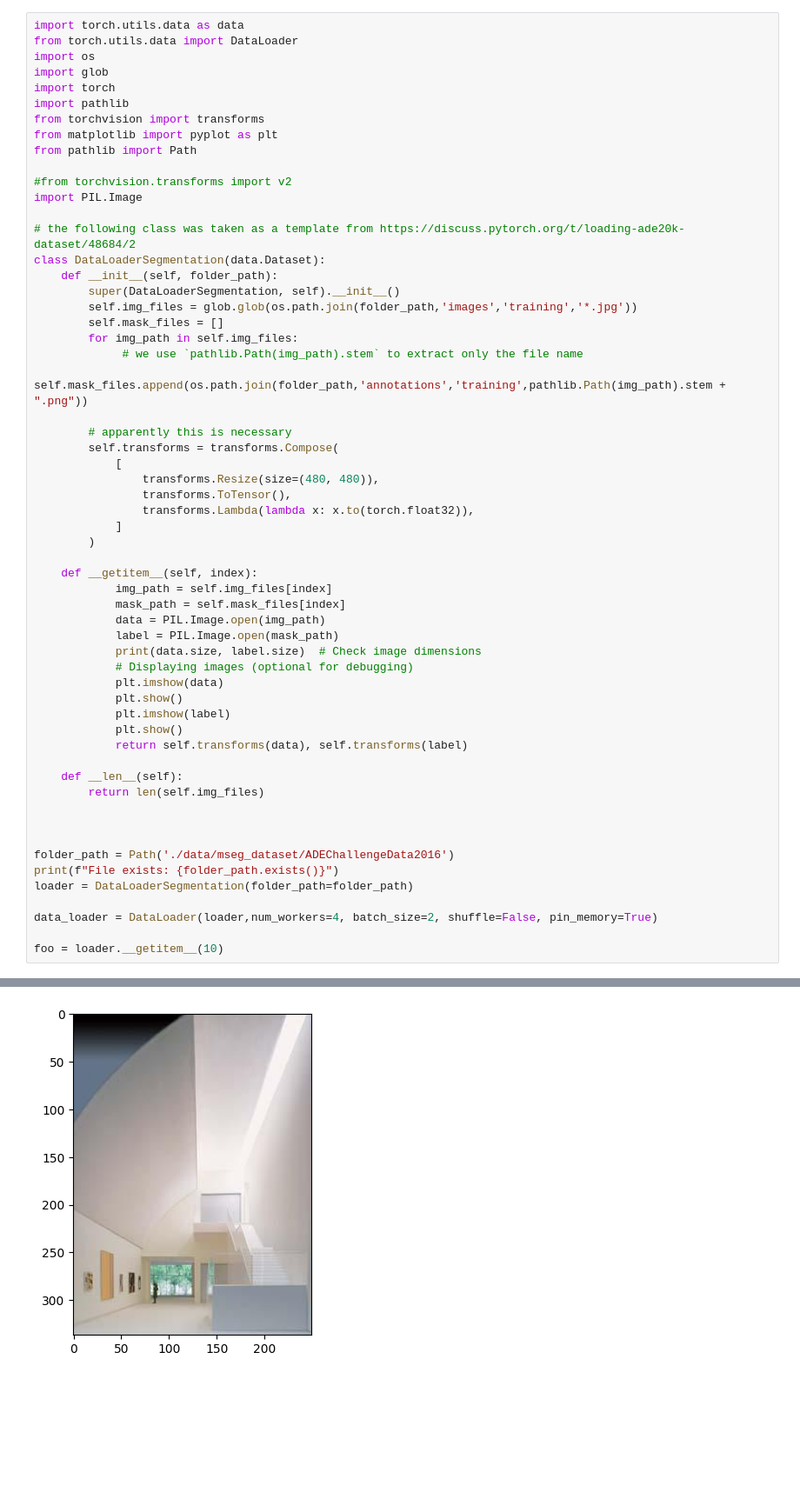
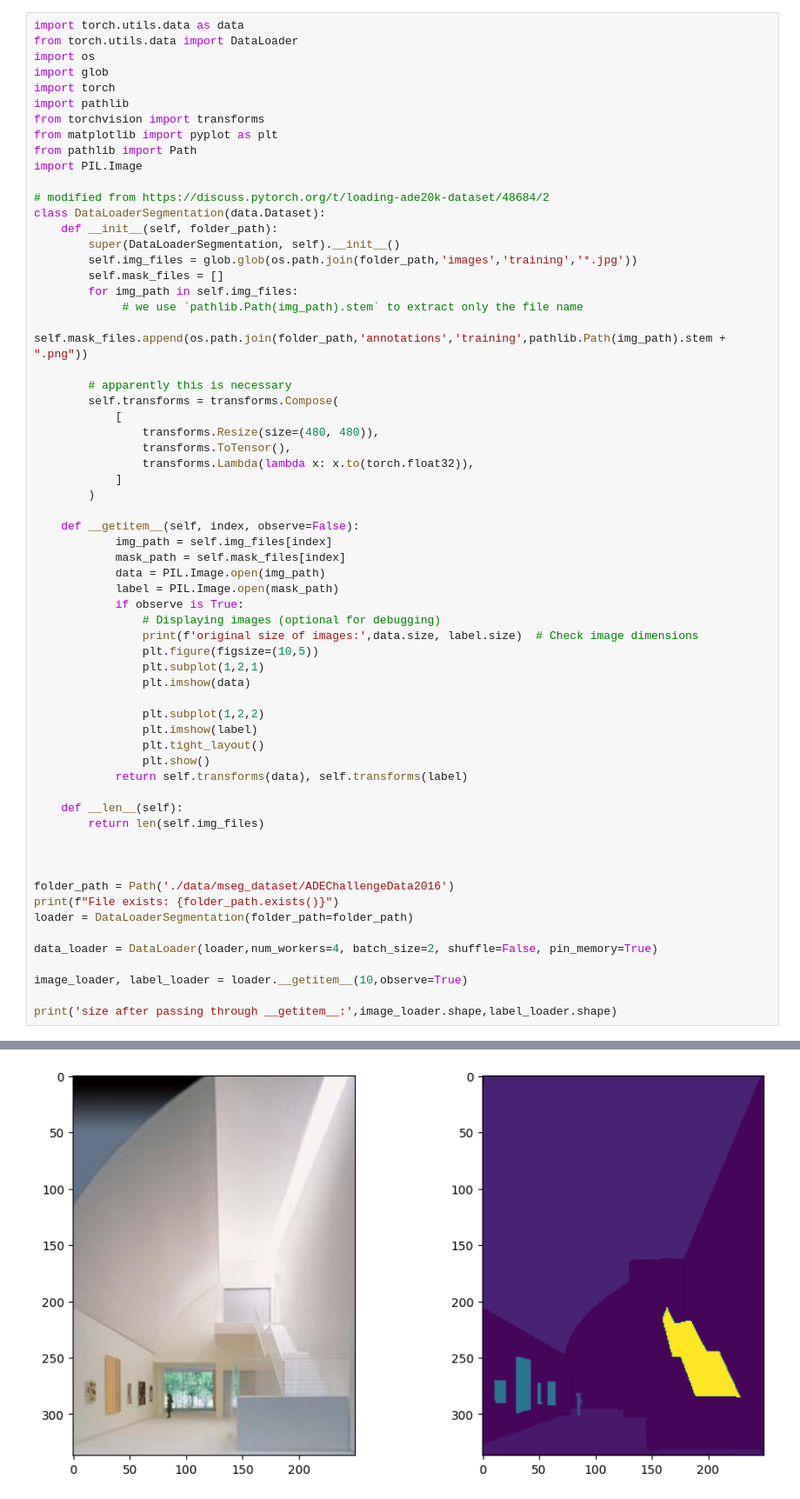
Before and after one commit to TAOGenna/pytorch-language-driven-semantic-segmentation, a Jupyter notebook: test_DPT.ipynb, the cells around one changed output, grey strips where cells are left out. Shown at 87% size. Saved outputs shown, nothing was run; the diff lists cells and outputs as text; blank space fills up the shorter version.

```diff
--- a/test_DPT.ipynb
+++ b/test_DPT.ipynb
@@ -8,11 +8,9 @@ import pathlib
 from torchvision import transforms
 from matplotlib import pyplot as plt
 from pathlib import Path
-
-#from torchvision.transforms import v2
 import PIL.Image
 
-# the following class was taken as a template from https://discuss.pytorch.org/t/loading-ade20k-dataset/48684/2
+# modified from https://discuss.pytorch.org/t/loading-ade20k-dataset/48684/2
 class DataLoaderSegmentation(data.Dataset):
     def __init__(self, folder_path):
         super(DataLoaderSegmentation, self).__init__()
@@ -31,17 +29,22 @@ class DataLoaderSegmentation(data.Dataset):
             ]
         )
 
-    def __getitem__(self, index):
+    def __getitem__(self, index, observe=False):
             img_path = self.img_files[index]
             mask_path = self.mask_files[index]
             data = PIL.Image.open(img_path)
             label = PIL.Image.open(mask_path)
-            print(data.size, label.size)  # Check image dimensions
-            # Displaying images (optional for debugging)
-            plt.imshow(data)
-            plt.show()
-            plt.imshow(label)
-            plt.show()
+            if observe is True:
+                # Displaying images (optional for debugging)
+                print(f'original size of images:',data.size, label.size)  # Check image dimensions
+                plt.figure(figsize=(10,5))
+                plt.subplot(1,2,1)
+                plt.imshow(data)
+
+                plt.subplot(1,2,2)
+                plt.imshow(label)
+                plt.tight_layout()
+                plt.show()
             return self.transforms(data), self.transforms(label)
 
     def __len__(self):
@@ -55,6 +58,8 @@ loader = DataLoaderSegmentation(folder_path=folder_path)
 
 data_loader = DataLoader(loader,num_workers=4, batch_size=2, shuffle=False, pin_memory=True)
 
-foo = loader.__getitem__(10)
+image_loader, label_loader = loader.__getitem__(10,observe=True)
+
+print('size after passing through __getitem__:',image_loader.shape,label_loader.shape)
 # %% [output]
 File exists: True
@@ -62 +67 @@ File exists: True
-[figure, old version]
+[figure, new version]
```
Also changed, not shown: parts of 4 cells of this notebook.
